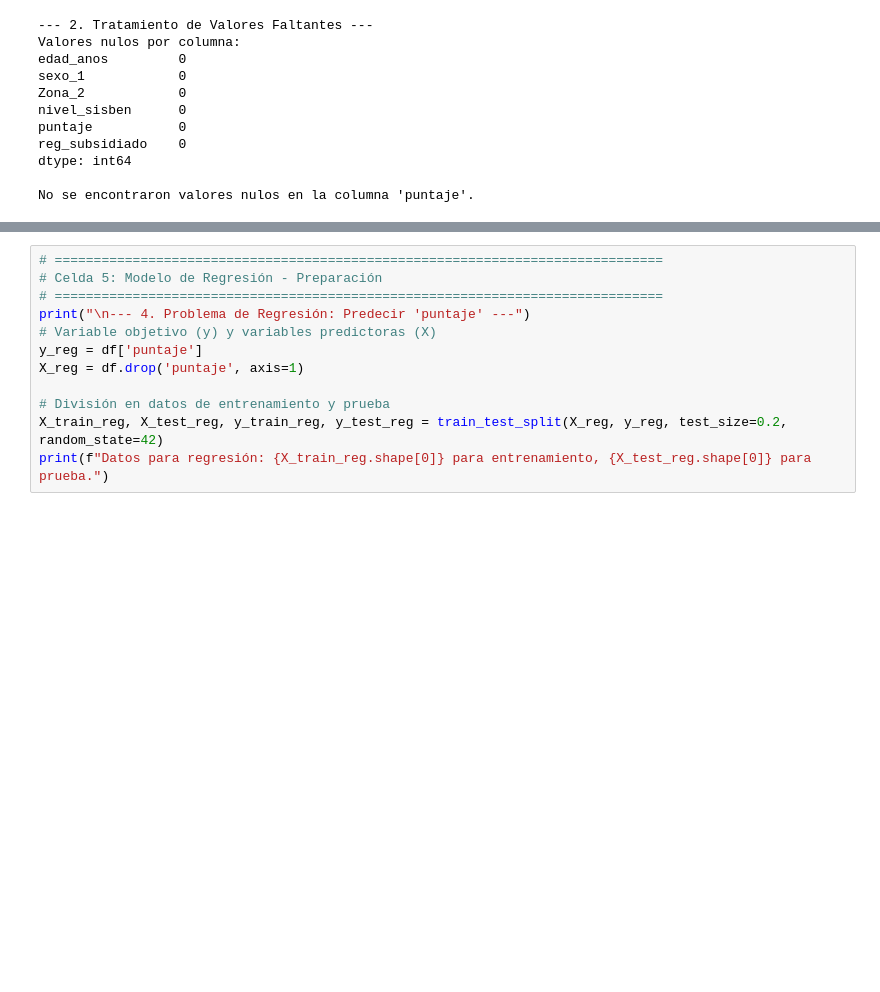
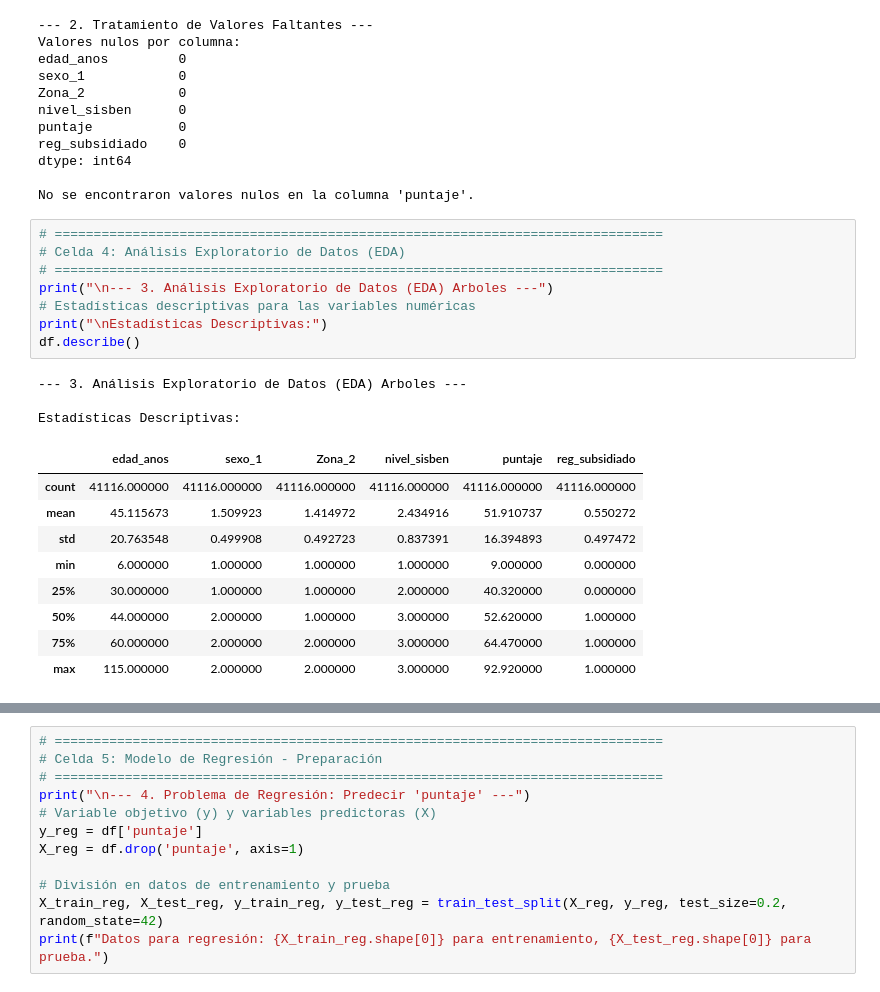
Before and after one commit to N1colasFD/Unir_CODES, a Jupyter notebook: Arboles_Reg_Clas_Subsidiado_000001.ipynb, the cells around one changed output, grey strips where cells are left out. Drawn from its saved outputs; the diff is of its cells as text; blank space fills up the shorter version.

```diff
--- a/Arboles_Reg_Clas_Subsidiado_000001.ipynb
+++ b/Arboles_Reg_Clas_Subsidiado_000001.ipynb
@@ -77,4 +77,25 @@ reg_subsidiado    0
 dtype: int64
 
 No se encontraron valores nulos en la columna 'puntaje'.
+# %%
+# ==============================================================================
+# Celda 4: Análisis Exploratorio de Datos (EDA)
+# ==============================================================================
+print("\n--- 3. Análisis Exploratorio de Datos (EDA) Arboles ---")
+# Estadísticas descriptivas para las variables numéricas
+print("\nEstadísticas Descriptivas:")
+df.describe()
+# %% [output]
+--- 3. Análisis Exploratorio de Datos (EDA) Arboles ---
+
+Estadísticas Descriptivas:
+|  | edad_anos | sexo_1 | Zona_2 | nivel_sisben | puntaje | reg_subsidiado |
+| count | 41116.000000 | 41116.000000 | 41116.000000 | 41116.000000 | 41116.000000 | 41116.000000 |
+| mean | 45.115673 | 1.509923 | 1.414972 | 2.434916 | 51.910737 | 0.550272 |
+| std | 20.763548 | 0.499908 | 0.492723 | 0.837391 | 16.394893 | 0.497472 |
+| min | 6.000000 | 1.000000 | 1.000000 | 1.000000 | 9.000000 | 0.000000 |
+| 25% | 30.000000 | 1.000000 | 1.000000 | 2.000000 | 40.320000 | 0.000000 |
+| 50% | 44.000000 | 2.000000 | 1.000000 | 3.000000 | 52.620000 | 1.000000 |
+| 75% | 60.000000 | 2.000000 | 2.000000 | 3.000000 | 64.470000 | 1.000000 |
+| max | 115.000000 | 2.000000 | 2.000000 | 3.000000 | 92.920000 | 1.000000 |
 # %%
```
Also changed, not shown: parts of 1 cell of this notebook.
